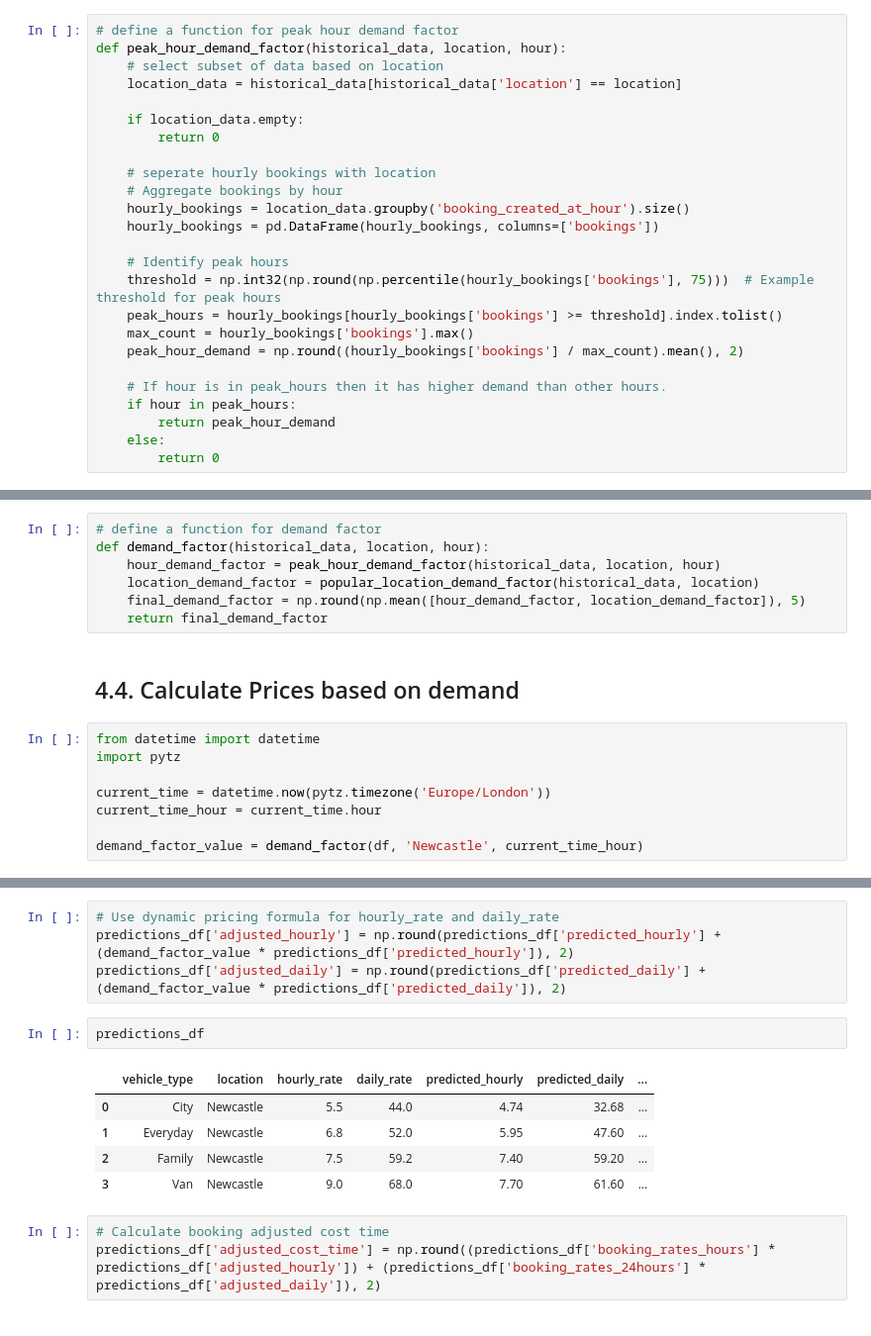
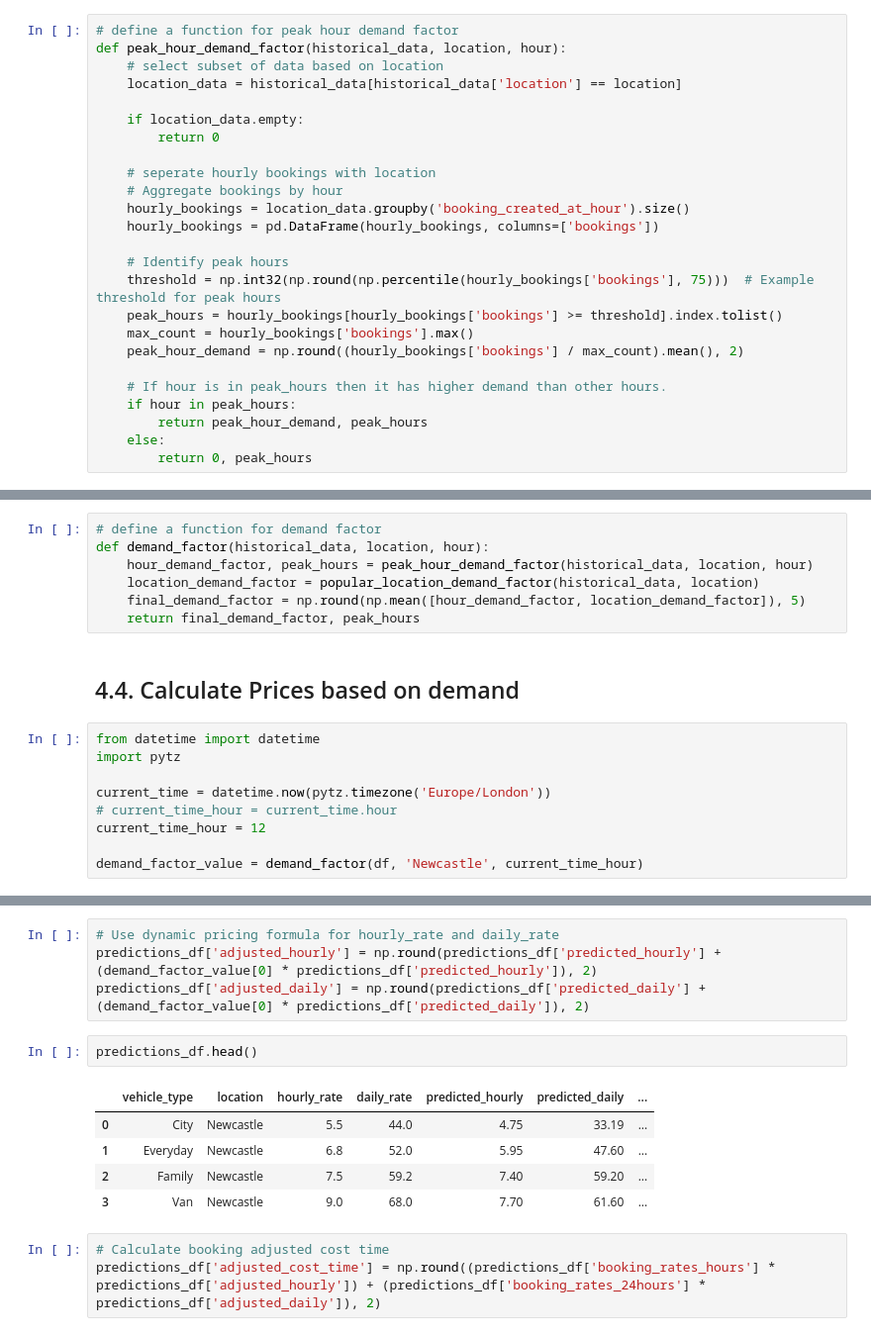
Before and after one commit to tejasnavalkhe/Optimising-Car-Sharing-Profitability-with-a-Regional-Pricing-Strategy, a Jupyter notebook: code/Rates Predictions.ipynb, the cells around one changed output, grey strips where cells are left out. Shown: that part at 99% size. Drawn from its saved outputs; the diff is of its cells as text.

```diff
--- a/code/Rates Predictions.ipynb
+++ b/code/Rates Predictions.ipynb
@@ -708,18 +703,18 @@ def peak_hour_demand_factor(historical_data, location, hour):
 
     # If hour is in peak_hours then it has higher demand than other hours.
     if hour in peak_hours:
-        return peak_hour_demand
+        return peak_hour_demand, peak_hours
     else:
-        return 0
+        return 0, peak_hours
 # %% [markdown]
 ## 4.3. Overall Demand Factor
 # %%
 # define a function for demand factor
 def demand_factor(historical_data, location, hour):
-    hour_demand_factor = peak_hour_demand_factor(historical_data, location, hour)
+    hour_demand_factor, peak_hours = peak_hour_demand_factor(historical_data, location, hour)
     location_demand_factor = popular_location_demand_factor(historical_data, location)
     final_demand_factor = np.round(np.mean([hour_demand_factor, location_demand_factor]), 5)
-    return final_demand_factor
+    return final_demand_factor, peak_hours
 # %% [markdown]
 ## 4.4. Calculate Prices based on demand
 # %%
@@ -727,6 +722,7 @@ from datetime import datetime
 import pytz
 
 current_time = datetime.now(pytz.timezone('Europe/London'))
-current_time_hour = current_time.hour
+# current_time_hour = current_time.hour
+current_time_hour = 12
 
 demand_factor_value = demand_factor(df, 'Newcastle', current_time_hour)
@@ -737,12 +733,12 @@ demand_factor_value
 # %%
 # Use dynamic pricing formula for hourly_rate and daily_rate
-predictions_df['adjusted_hourly'] = np.round(predictions_df['predicted_hourly'] + (demand_factor_value * predictions_df['predicted_hourly']), 2)
-predictions_df['adjusted_daily'] = np.round(predictions_df['predicted_daily'] + (demand_factor_value * predictions_df['predicted_daily']), 2)
+predictions_df['adjusted_hourly'] = np.round(predictions_df['predicted_hourly'] + (demand_factor_value[0] * predictions_df['predicted_hourly']), 2)
+predictions_df['adjusted_daily'] = np.round(predictions_df['predicted_daily'] + (demand_factor_value[0] * predictions_df['predicted_daily']), 2)
 # %%
-predictions_df
+predictions_df.head()
 # %% [output]
 |  | vehicle_type | location | hourly_rate | daily_rate | predicted_hourly | predicted_daily | ... |
-| 0 | City | Newcastle | 5.5 | 44.0 | 4.74 | 32.68 | ... |
+| 0 | City | Newcastle | 5.5 | 44.0 | 4.75 | 33.19 | ... |
 | 1 | Everyday | Newcastle | 6.8 | 52.0 | 5.95 | 47.60 | ... |
 | 2 | Family | Newcastle | 7.5 | 59.2 | 7.40 | 59.20 | ... |
 | 3 | Van | Newcastle | 9.0 | 68.0 | 7.70 | 61.60 | ... |
```
Also changed, not shown: parts of 21 cells of this notebook.
